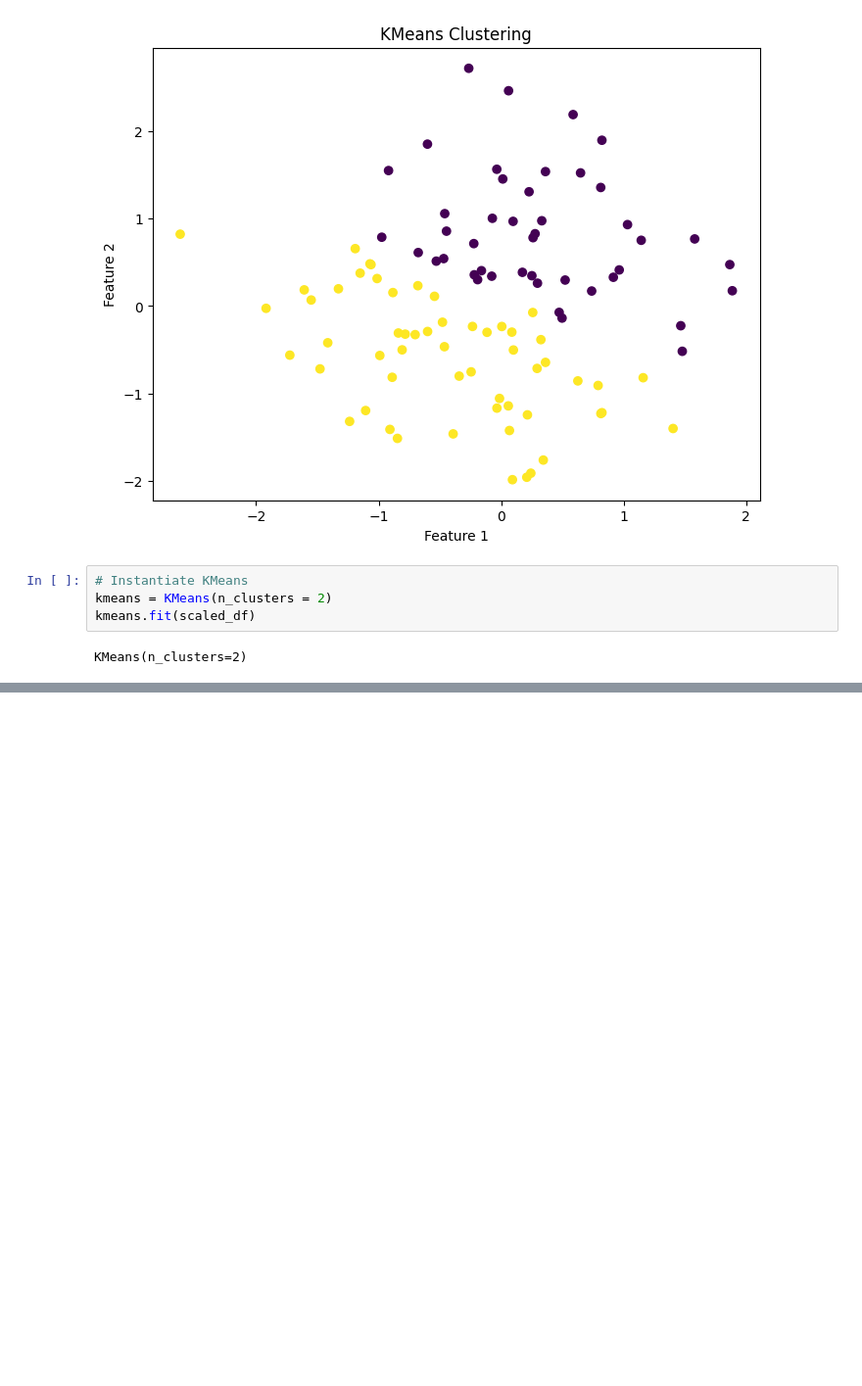
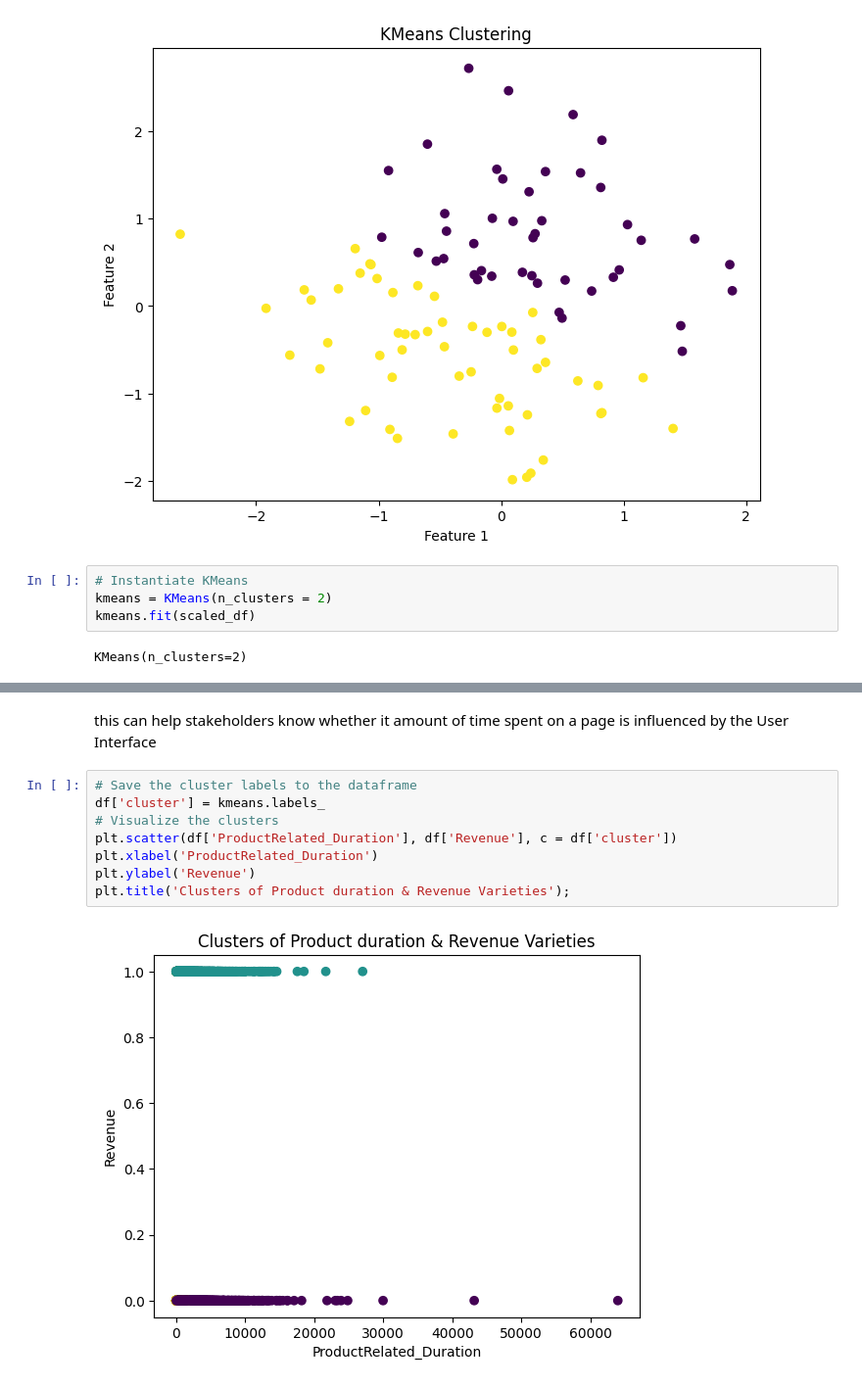
Before and after one commit to Jeremy-Alekai/Ecommerce-Item-Purchase-Prediction, a Jupyter notebook: Ecommerce_Item_Purchase_Prediction.ipynb, the cells around one changed output, grey strips where cells are left out. Shown at 98% size. Saved outputs shown, nothing was run; the diff lists cells and outputs as text; blank space fills up the shorter version.

```diff
--- a/Ecommerce_Item_Purchase_Prediction.ipynb
+++ b/Ecommerce_Item_Purchase_Prediction.ipynb
@@ -577,0 +578,12 @@ plt.show()
+# %% [markdown]
+this can help stakeholders know whether it amount of time spent on a page is influenced by the User Interface
+# %%
+# Save the cluster labels to the dataframe
+df['cluster'] = kmeans.labels_
+# Visualize the clusters
+plt.scatter(df['ProductRelated_Duration'], df['Revenue'], c = df['cluster'])
+plt.xlabel('ProductRelated_Duration')
+plt.ylabel('Revenue')
+plt.title('Clusters of Product duration & Revenue Varieties');
+# %% [output]
+[figure, added]
```
Also changed, not shown: parts of 1 cell of this notebook.
